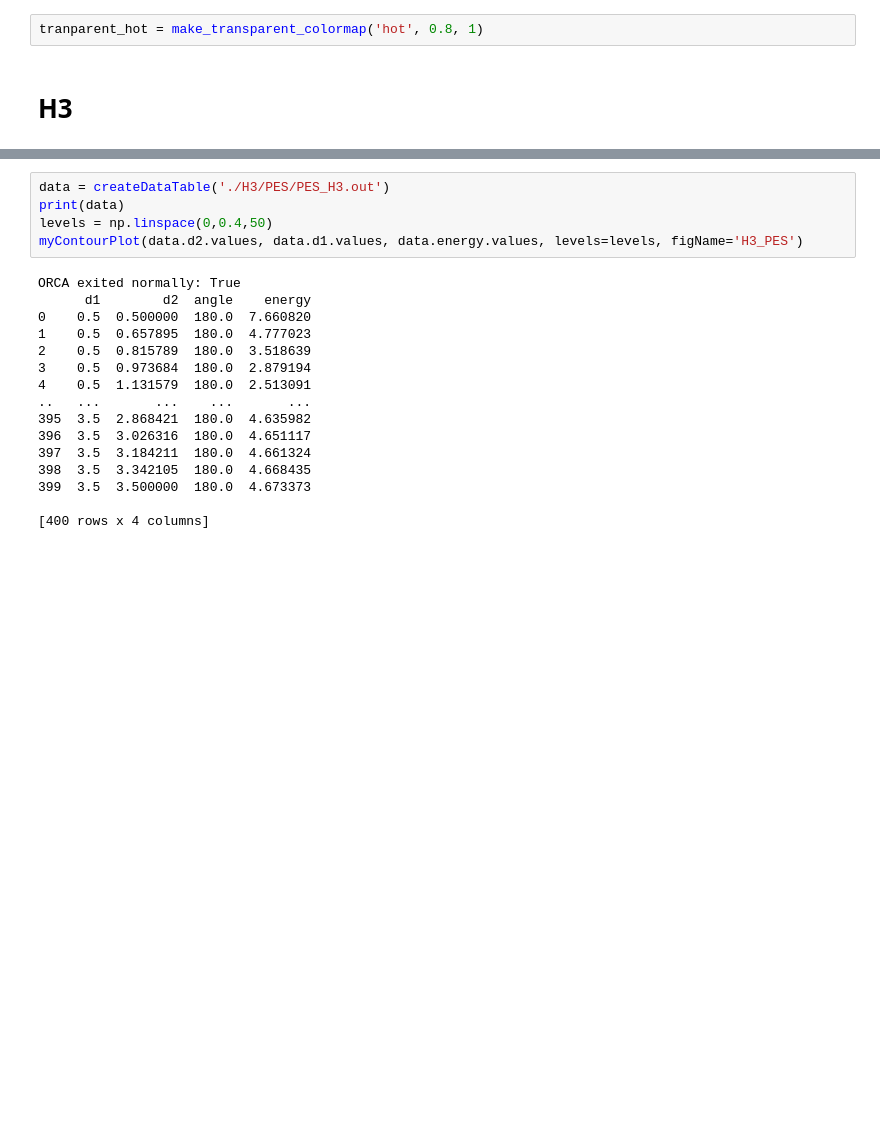
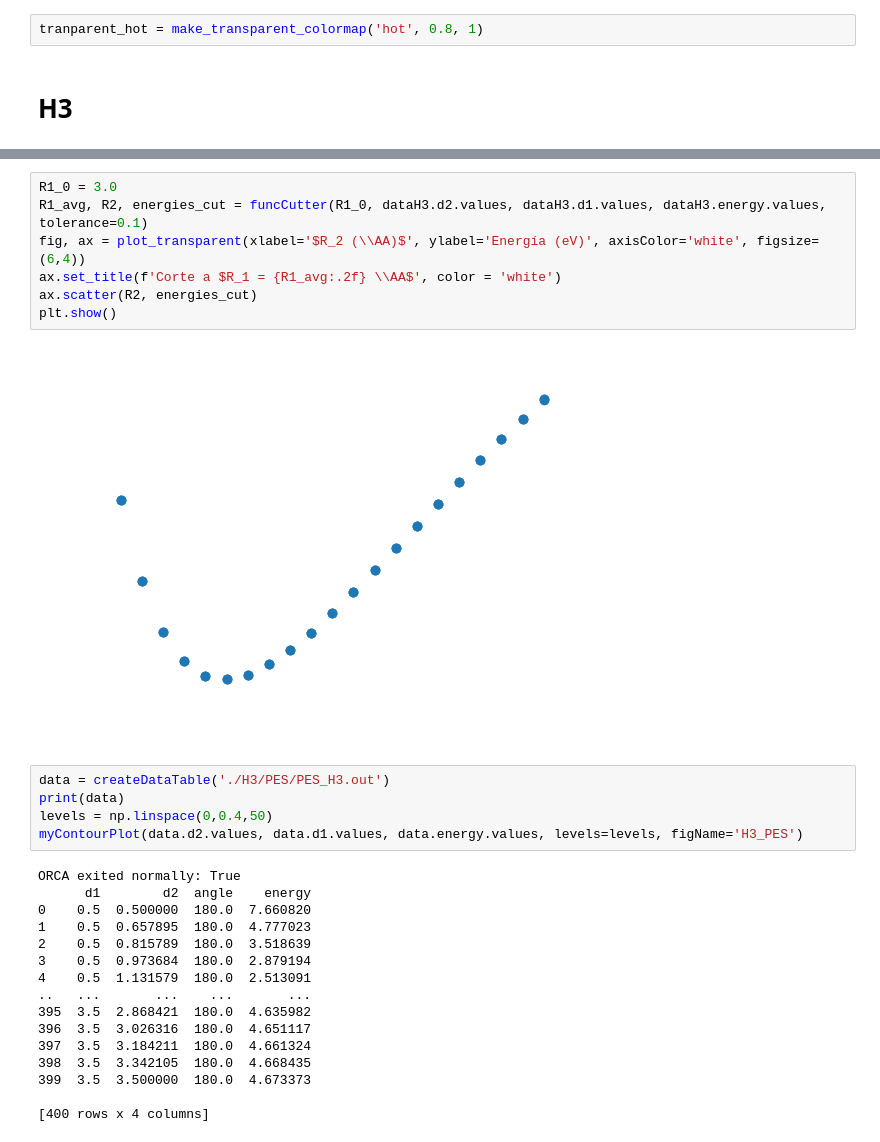
Before and after one commit to MaxiInafuku/2025ExactasJTP, a Jupyter notebook: PES_parser.ipynb, the cells around one changed output, grey strips where cells are left out. Cells and saved outputs as stored; diff of their text form; blank space fills up the shorter version.

```diff
--- a/PES_parser.ipynb
+++ b/PES_parser.ipynb
@@ -260,3 +327,12 @@ ORCA exited normally: True
+# %%
+R1_0 = 3.0
+R1_avg, R2, energies_cut = funcCutter(R1_0, dataH3.d2.values, dataH3.d1.values, dataH3.energy.values, tolerance=0.1)
+fig, ax = plot_transparent(xlabel='$R_2 (\\AA)$', ylabel='Energía (eV)', axisColor='white', figsize=(6,4))
+ax.set_title(f'Corte a $R_1 = {R1_avg:.2f} \\AA$', color = 'white')
+ax.scatter(R2, energies_cut)
+plt.show()
+# %% [output]
+[figure, added]
 # %%
 data = createDataTable('./H3/PES/PES_H3.out')
 print(data)
```
Also changed, not shown: parts of 7 cells of this notebook.
